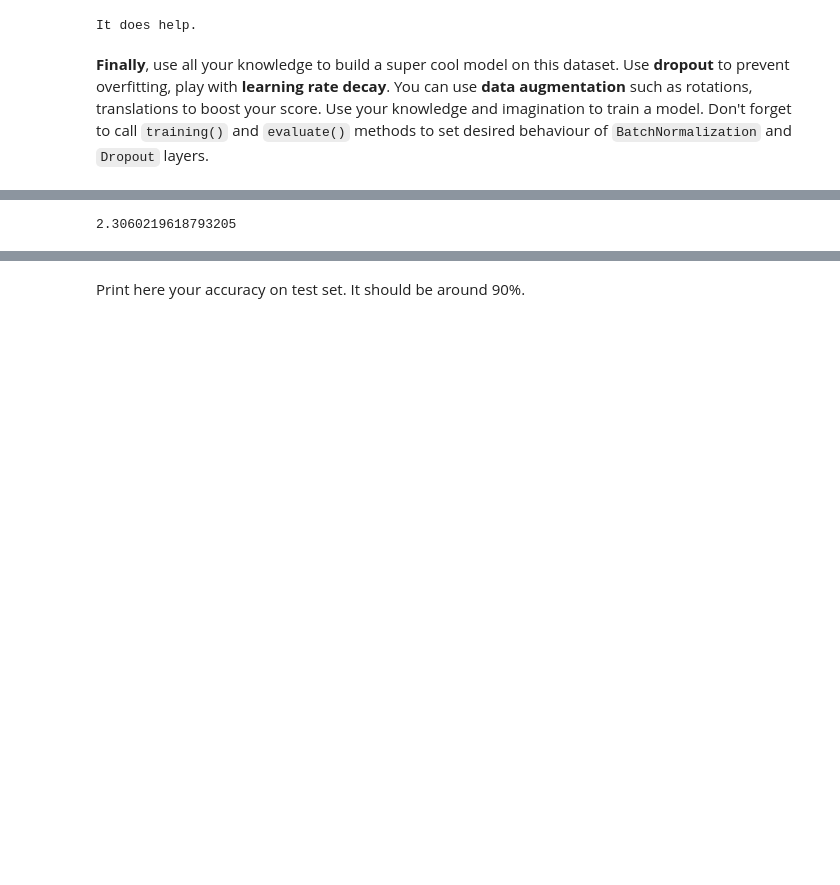
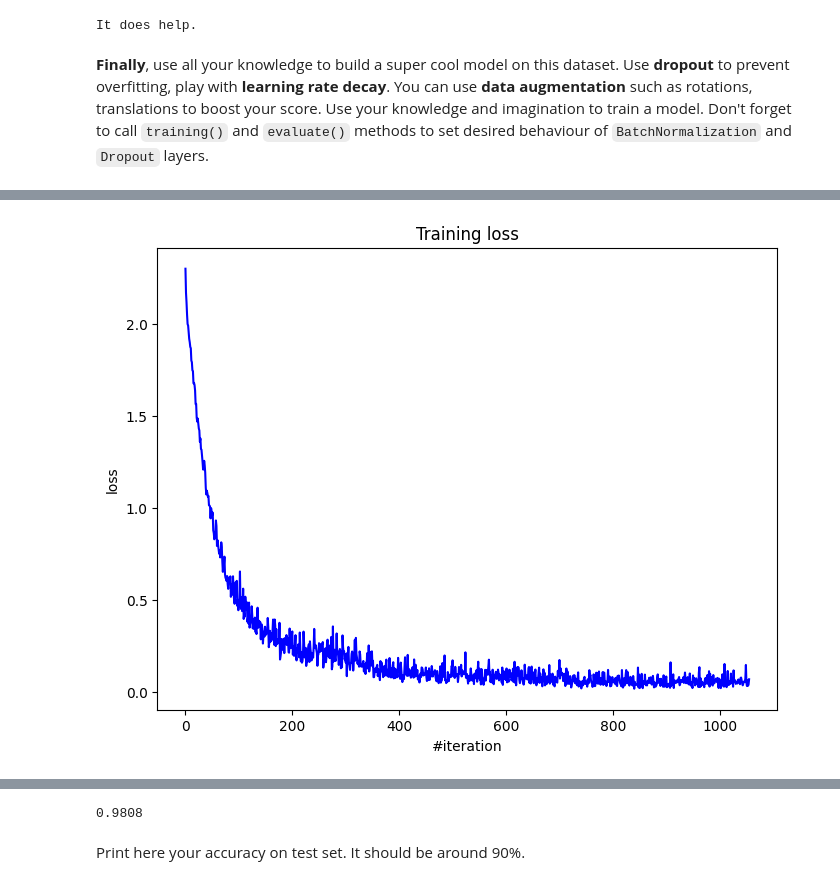
Before and after one commit to h0w34/ml-course, a Jupyter notebook: homeworks/assignment0_05_nn_from_scratch/main_notebook.ipynb, the cells around one changed output, grey strips where cells are left out. Cells and saved outputs as stored; diff of their text form; code cells hidden in the pictures; blank space fills up the shorter version.

```diff
--- a/homeworks/assignment0_05_nn_from_scratch/main_notebook.ipynb
+++ b/homeworks/assignment0_05_nn_from_scratch/main_notebook.ipynb
@@ -486,7 +495,7 @@ criterion = ClassNLLCriterion()
 for i in range(n_epoch):
     if i > 0:
         optimizer_config['learning_rate'] = 0.0005
-    for x_batch, y_batch in get_batches((X_train, y_train), batch_size):
+    for x_batch, y_batch in get_batches((X_train, y_train_ohe), batch_size):
 
         net01.zeroGradParameters()
         net02.zeroGradParameters()
@@ -610,4 +613,0 @@ TypeError: Module.zeroGradParameters() missing 1 required positional argument: '
-# %%
-print(gnet.best_score)
-# %% [output]
-2.3060219618793205
@@ -636,0 +614,52 @@ adam_optimizer(variables, gradients, config, state)
+# %%
+# training params
+n_epoch = 3
+batch_size = 128
+
+
+loss_history = []
+
+criterion = ClassNLLCriterion()
+
+# optimizer params
+config = {'learning_rate': 0.01, 'beta1': 0.9, 'beta2':0.99, 'epsilon':1e-6}
+state = {}
+
+for i in range(n_epoch):
+    for x_batch, y_batch in get_batches((X_train, y_train_ohe), batch_size):
+
+        nnet.zeroGradParameters()
+
+        # Forward
+        predictions = nnet.forward(x_batch)
+        loss = criterion.forward(predictions, y_batch)
+
+        # Backward
+        dp = criterion.backward(predictions, y_batch)
+        nnet.backward(x_batch, dp)
+
+        # Update weights
+        adam_optimizer(nnet.getParameters(),
+                     nnet.getGradParameters(),
+                     config,
+                     state)
+
+        loss_history.append(loss)
+
+    # Visualize
+    display.clear_output(wait=True)
+    plt.figure(figsize=(8, 6))
+
+    plt.title("Training loss")
+    plt.xlabel("#iteration")
+    plt.ylabel("loss")
+    plt.plot(loss_history, 'b')
+    plt.show()
+
+    print('Current loss: %f' % loss)
+    print('Current epoch: %i' % i)
+
+    # lr decay
+    config['learning_rate'] *= 0.2
+# %% [output]
+[figure, added]
@@ -637,3 +668,11 @@ adam_optimizer(variables, gradients, config, state)
+# %%
+nnet.training = False
+preds = nnet.forward(X_test)
+pred_labels = np.argmax(preds, axis=1)
+accuracy = np.mean(pred_labels == y_test)
+accuracy
+# %% [output]
+0.9808
 # %% [markdown]
 Print here your accuracy on test set. It should be around 90%.
 # %%
```
Also changed, not shown: parts of 22 cells of this notebook.
